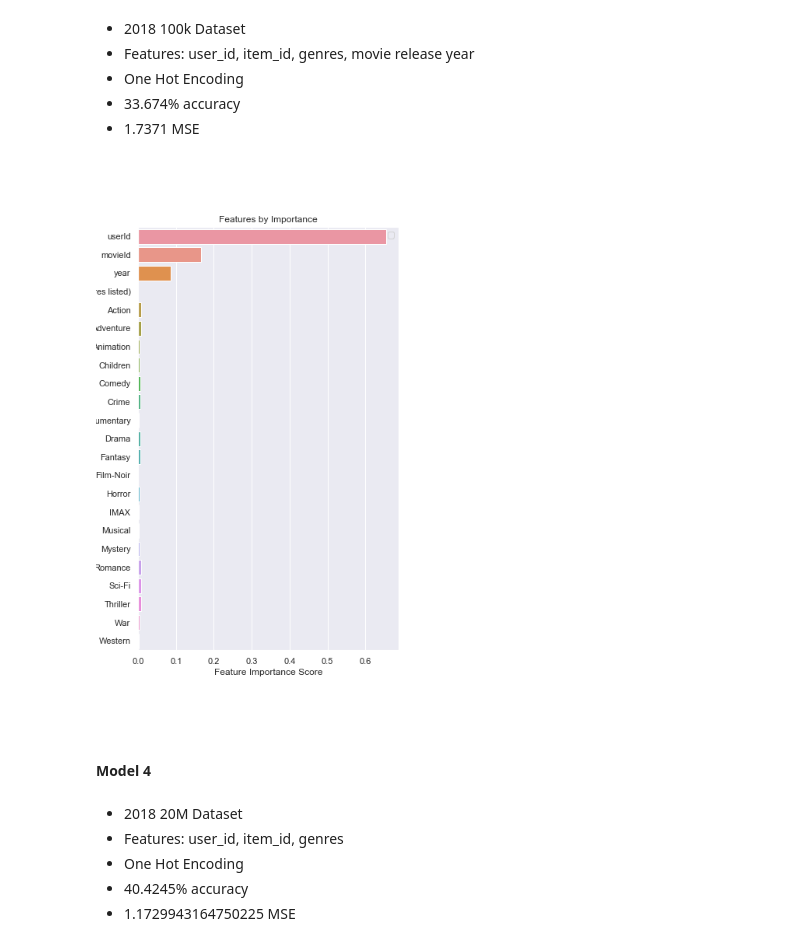
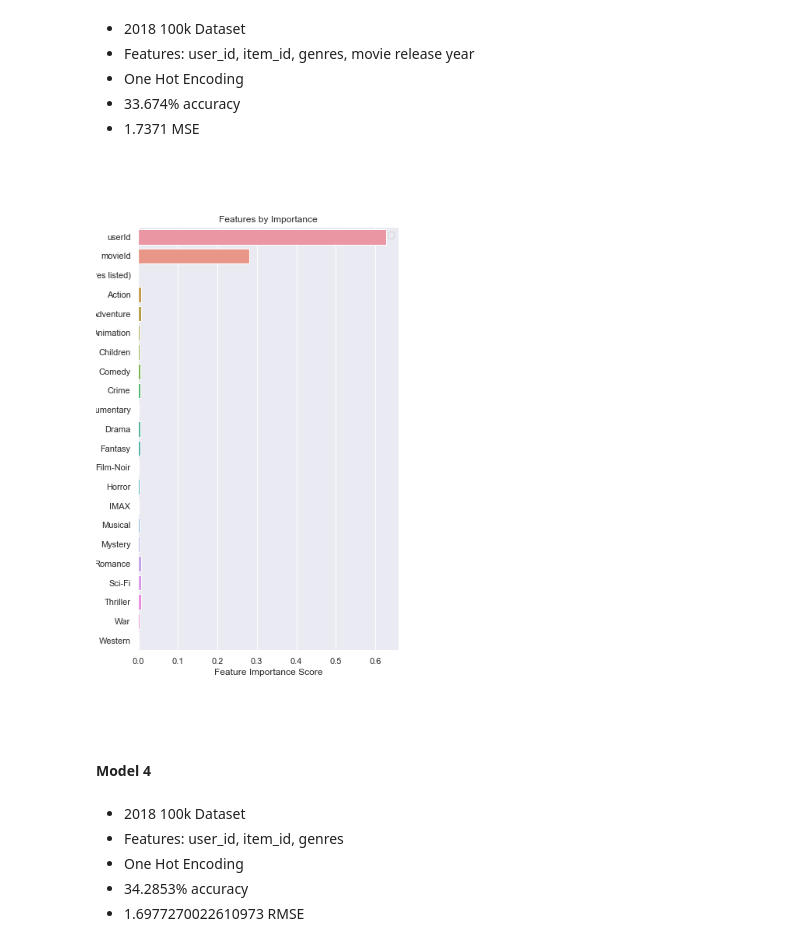
Before and after one commit to mkung8889/movie_app, a Jupyter notebook: Random Forest/Summary of Random Forest Models.ipynb, the cells around one changed output. Drawn from its saved outputs; the diff is of its cells as text; code cells hidden in the pictures.

Commit message:
updated etl, rf and turicreate for 2018 100k dataset

```diff
--- a/Random Forest/Summary of Random Forest Models.ipynb
+++ b/Random Forest/Summary of Random Forest Models.ipynb
@@ -38,17 +38,17 @@ Image("images/rf1998OHE.png")
 * 1.7371 MSE
 # %%
 from IPython.display import Image
-Image("images/rf2018OHE.png")
+Image("../images/rf2018OHE.png")
 # %% [output]
-[figure, old version]
+[figure, new version]
 # %% [markdown]
 #### Model 4
 # %% [markdown]
-* 2018 20M Dataset
+* 2018 100k Dataset
 * Features: user_id, item_id, genres
 * One Hot Encoding
-* 40.4245% accuracy
-* 1.1729943164750225 MSE
+* 34.2853% accuracy
+* 1.6977270022610973 RMSE
 # %%
 from IPython.display import Image
 Image("../images/RF2018OHE.png")
```
Also changed, not shown: parts of 3 cells of this notebook, 5 other files.
